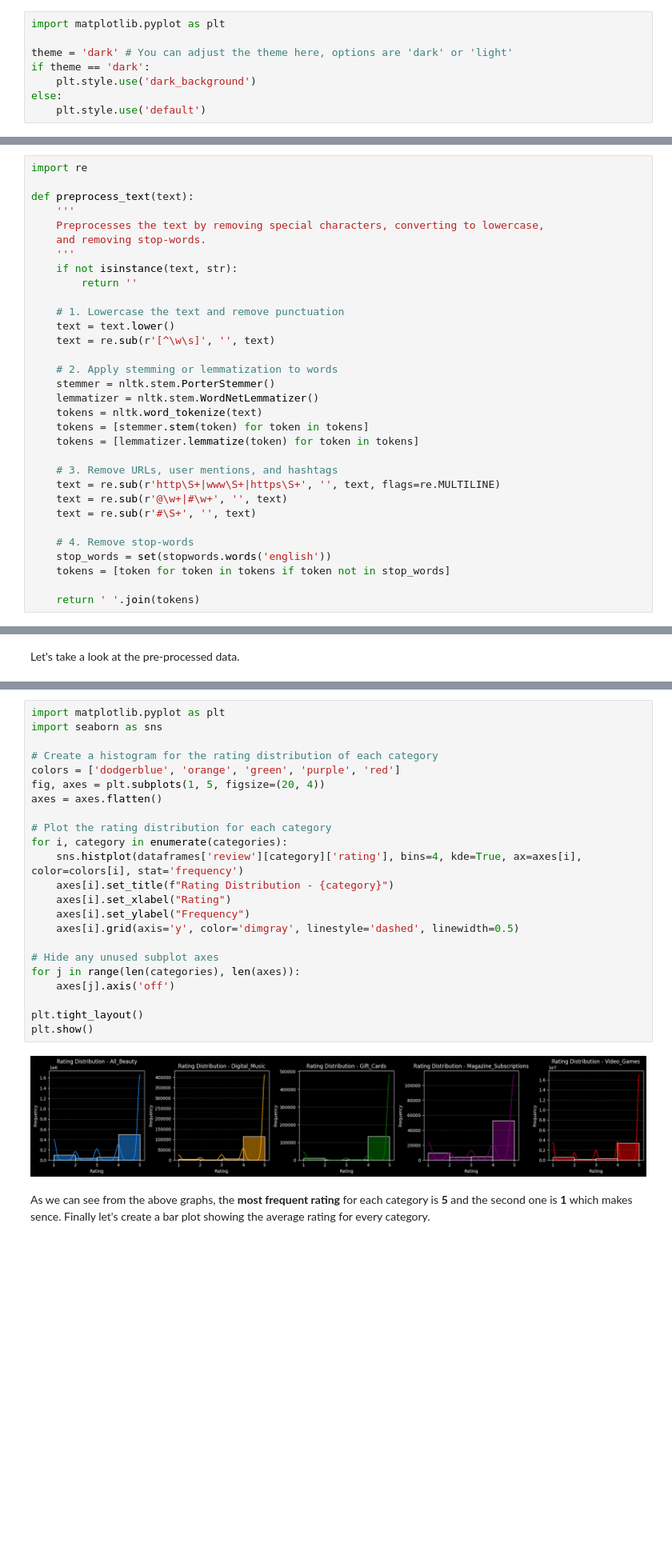
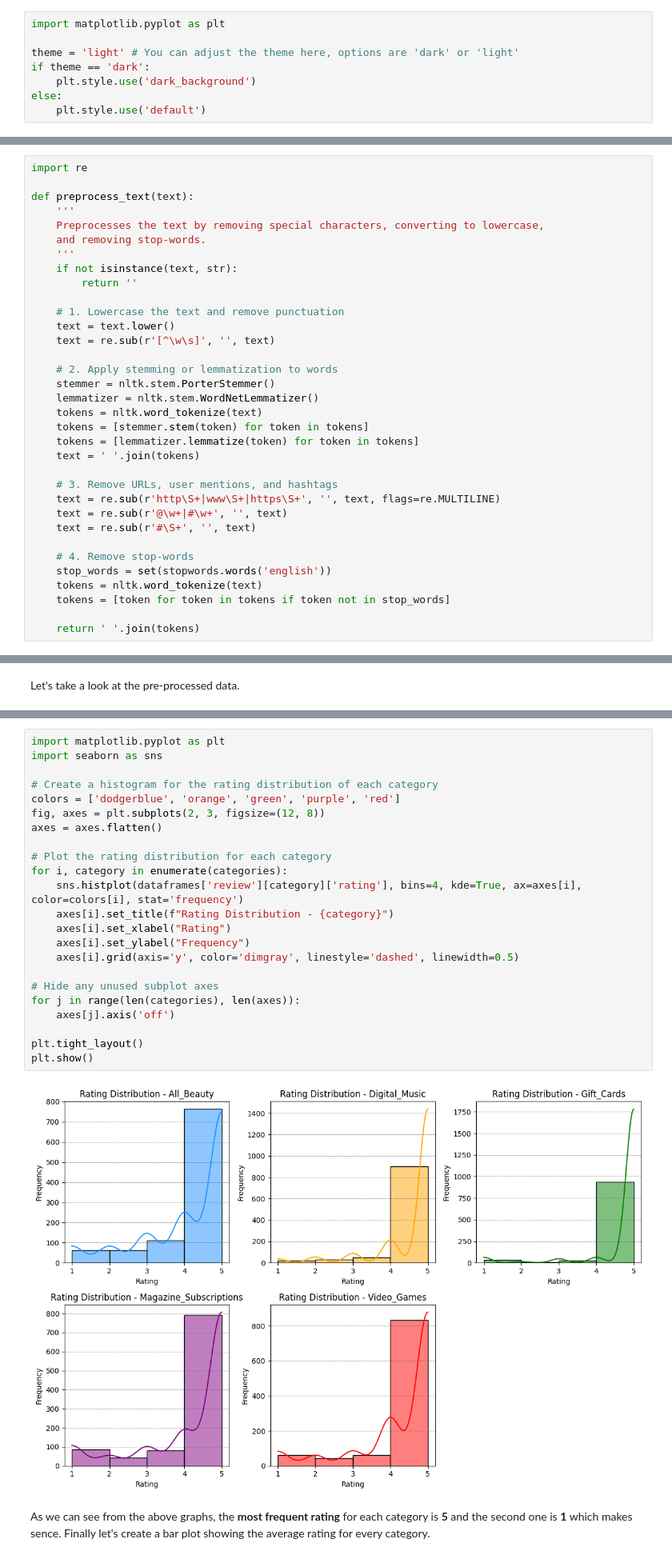
Before and after one commit to AntonisZks/Data-Mining, a Jupyter notebook: Notebooks/data_mining_assignment.ipynb, the cells around one changed output, grey strips where cells are left out. Shown at 80% size. Saved outputs shown, nothing was run; the diff lists cells and outputs as text; blank space fills up the shorter version.

```diff
--- a/Notebooks/data_mining_assignment.ipynb
+++ b/Notebooks/data_mining_assignment.ipynb
@@ -32,7 +32,7 @@ Firstly we will initialize the plotting theme of the graphs. This is an optional
 # %%
 import matplotlib.pyplot as plt
 
-theme = 'dark' # You can adjust the theme here, options are 'dark' or 'light'
+theme = 'light' # You can adjust the theme here, options are 'dark' or 'light'
 if theme == 'dark':
     plt.style.use('dark_background')
 else:
@@ -463,6 +451,7 @@ def preprocess_text(text):
     tokens = nltk.word_tokenize(text)
     tokens = [stemmer.stem(token) for token in tokens]
     tokens = [lemmatizer.lemmatize(token) for token in tokens]
+    text = ' '.join(tokens)
 
     # 3. Remove URLs, user mentions, and hashtags
     text = re.sub(r'http\S+|www\S+|https\S+', '', text, flags=re.MULTILINE)
@@ -471,6 +460,7 @@ def preprocess_text(text):
 
     # 4. Remove stop-words
     stop_words = set(stopwords.words('english'))
+    tokens = nltk.word_tokenize(text)
     tokens = [token for token in tokens if token not in stop_words]
 
     return ' '.join(tokens)
@@ -544,28 +539,28 @@ In this section we will perform some **Exploratory Data Analysis** (EDA) by crea
 # %%
 import matplotlib.pyplot as plt
 import seaborn as sns
 
 # Create a histogram for the rating distribution of each category
 colors = ['dodgerblue', 'orange', 'green', 'purple', 'red']
-fig, axes = plt.subplots(1, 5, figsize=(20, 4))
+fig, axes = plt.subplots(2, 3, figsize=(12, 8))
 axes = axes.flatten()
 
 # Plot the rating distribution for each category
 for i, category in enumerate(categories):
     sns.histplot(dataframes['review'][category]['rating'], bins=4, kde=True, ax=axes[i], color=colors[i], stat='frequency')
     axes[i].set_title(f"Rating Distribution - {category}")
     axes[i].set_xlabel("Rating")
     axes[i].set_ylabel("Frequency")
     axes[i].grid(axis='y', color='dimgray', linestyle='dashed', linewidth=0.5)
 
 # Hide any unused subplot axes
 for j in range(len(categories), len(axes)):
     axes[j].axis('off')
 
 plt.tight_layout()
 plt.show()
 # %% [output]
-[figure, old version]
+[figure, new version]
 # %% [markdown]
 As we can see from the above graphs, the **most frequent rating** for each category is **5** and the second one is **1** which makes sence. Finally let's create a bar plot showing the average rating for every category.
 # %%
```
Also changed, not shown: parts of 39 cells of this notebook.
